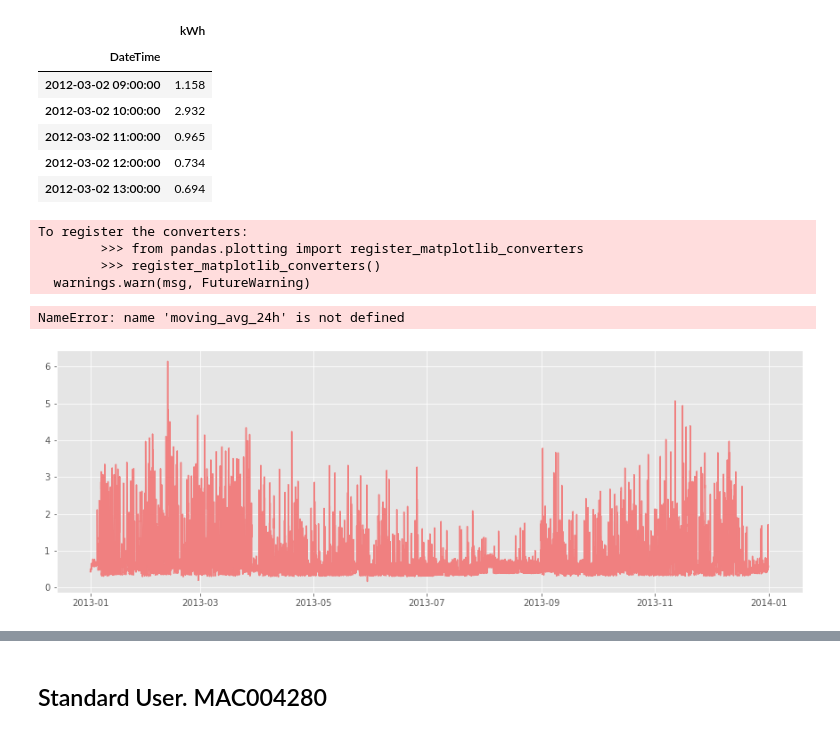
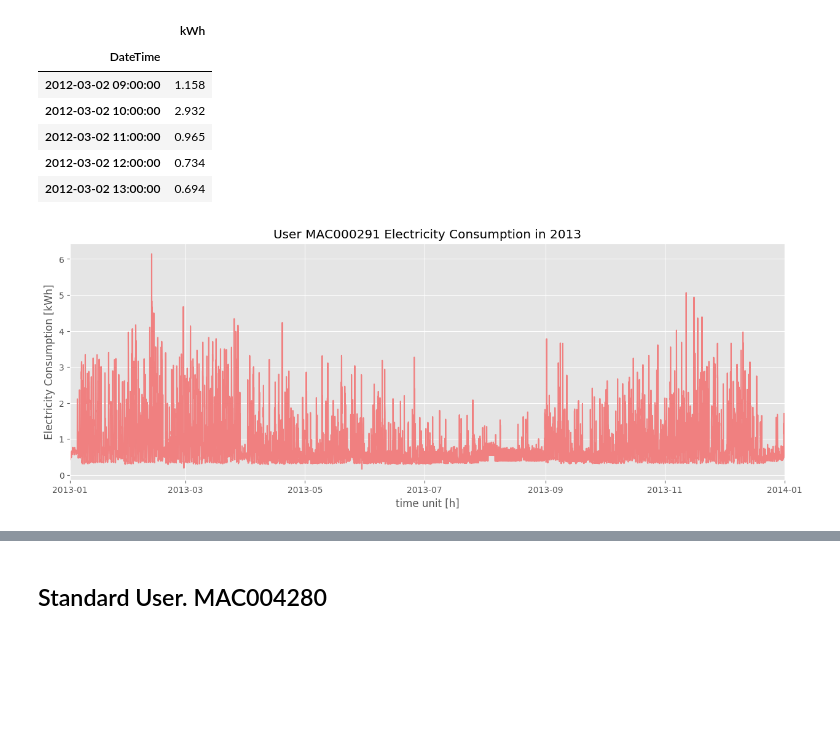
Before and after one commit to wobniarin/Project-Week-8-Final-Project, a Jupyter notebook: 2.JupyterNotebooks/3_End_User_Analysis.ipynb, the cells around one changed output, grey strips where cells are left out. Drawn from its saved outputs; the diff is of its cells as text; code cells hidden in the pictures; blank space fills up the shorter version.

```diff
--- a/2.JupyterNotebooks/3_End_User_Analysis.ipynb
+++ b/2.JupyterNotebooks/3_End_User_Analysis.ipynb
@@ -195,20 +199,15 @@ MAC000291_df_h.head()
 # %%
 plt.figure(figsize=(15,5))
 plt.plot(MAC000291_df_h['2013'], color='lightcoral')
-plt.plot(moving_avg_24h, color='royalblue' )
+#plt.plot(moving_avg_24h, color='royalblue' )
 plt.title('User MAC000291 Electricity Consumption in 2013')
 plt.xlabel('time unit [h]', fontsize=12)
 plt.ylabel('Electricity Consumption [kWh]', fontsize=12)
 
 plt.xlim('2013-01-01 00:00:00', '2014-01-01 00:00:00')
 plt.show()
 # %% [output]
-To register the converters:
-        >>> from pandas.plotting import register_matplotlib_converters
-        >>> register_matplotlib_converters()
-  warnings.warn(msg, FutureWarning)
-NameError: name 'moving_avg_24h' is not defined
-[figure, old version]
+[figure, new version]
 # %%
 plt.figure(figsize=(15,5))
 plt.plot(MAC000291_df_h['2013-02'], color='lightcoral')
```
Also changed, not shown: parts of 47 cells of this notebook, 7 other files.
